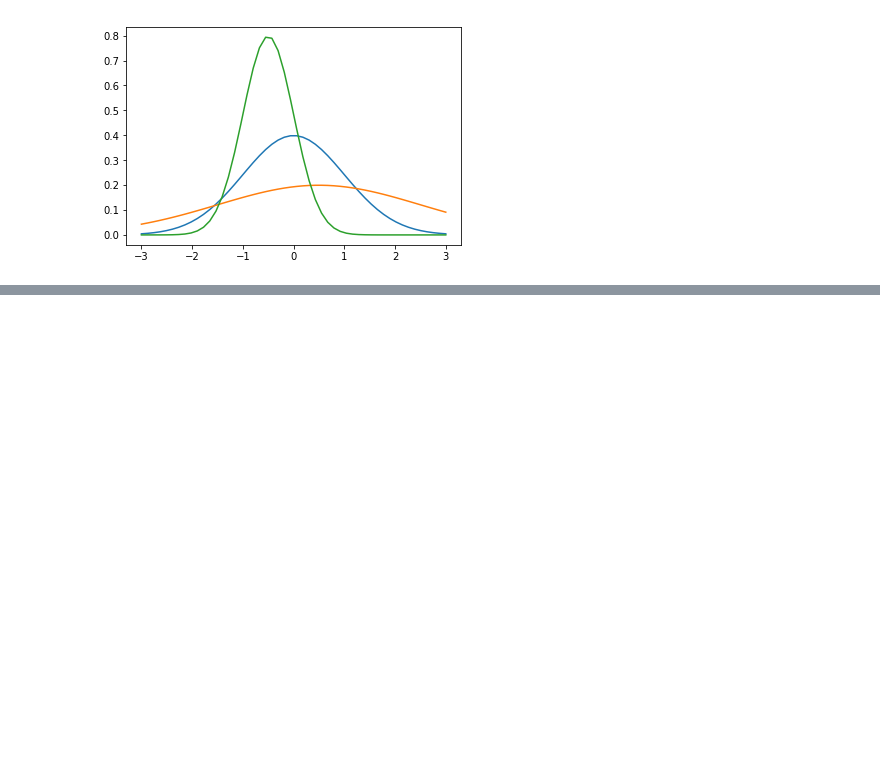
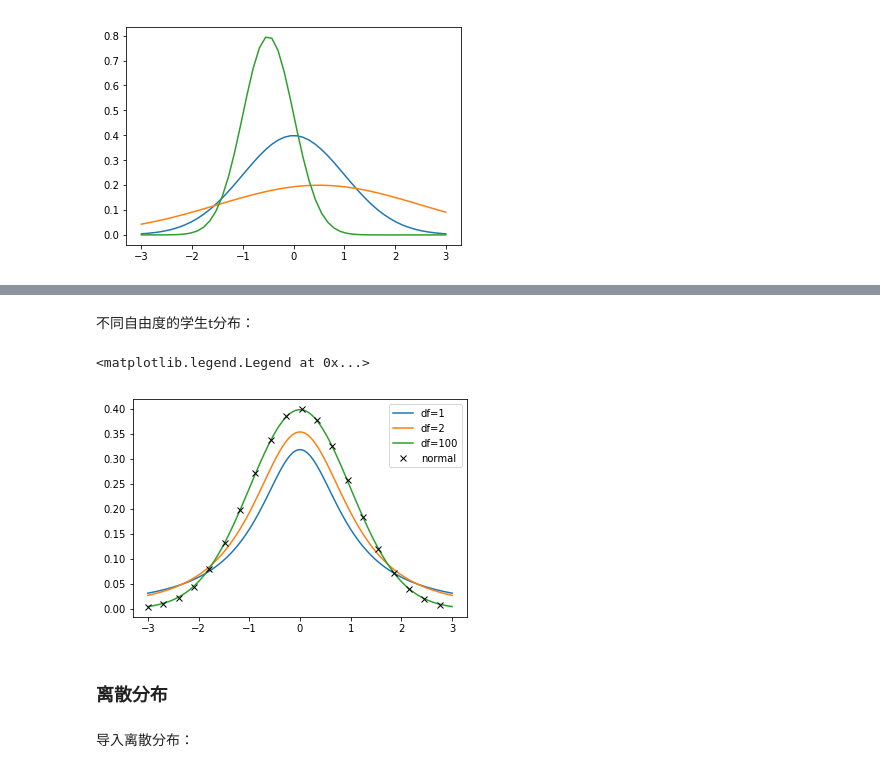
Before and after one commit to koral5408/notes-python, a Jupyter notebook: 04-scipy/04.03 概率统计方法.ipynb, the cells around one changed output, grey strips where cells are left out. Drawn from its saved outputs; the diff is of its cells as text; code cells hidden in the pictures; blank space fills up the shorter version.

```diff
--- a/04-scipy/04.03 概率统计方法.ipynb
+++ b/04-scipy/04.03 概率统计方法.ipynb
@@ -162,0 +195,18 @@ p = plot(x, norm(loc=-0.5, scale=.5).pdf(x))
+# %% [markdown]
+不同自由度的学生t分布：
+# %%
+x = linspace(-3, 3, 100)
+
+plot(x, t.pdf(x, 1), label='df=1')
+plot(x, t.pdf(x, 2), label='df=2')
+plot(x, t.pdf(x, 100), label='df=100')
+plot(x[::5], norm.pdf(x[::5]),'kx',label='normal')
+
+legend()
+# %% [output]
+<matplotlib.legend.Legend at 0x...>
+[figure, added]
+# %% [markdown]
+### 离散分布
+# %% [markdown]
+导入离散分布：
```
Also changed, not shown: parts of 53 cells of this notebook.
